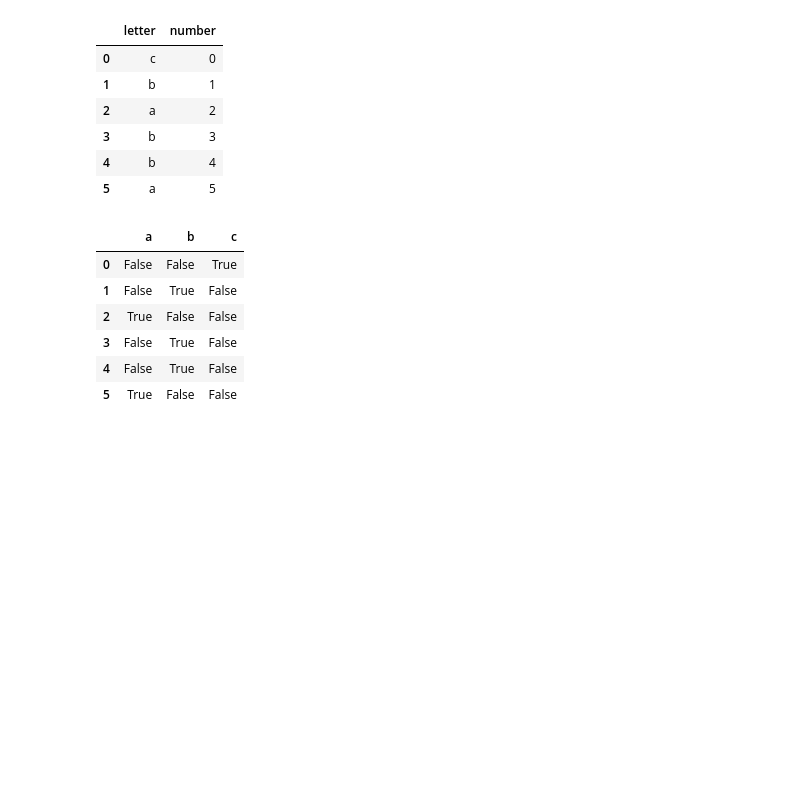
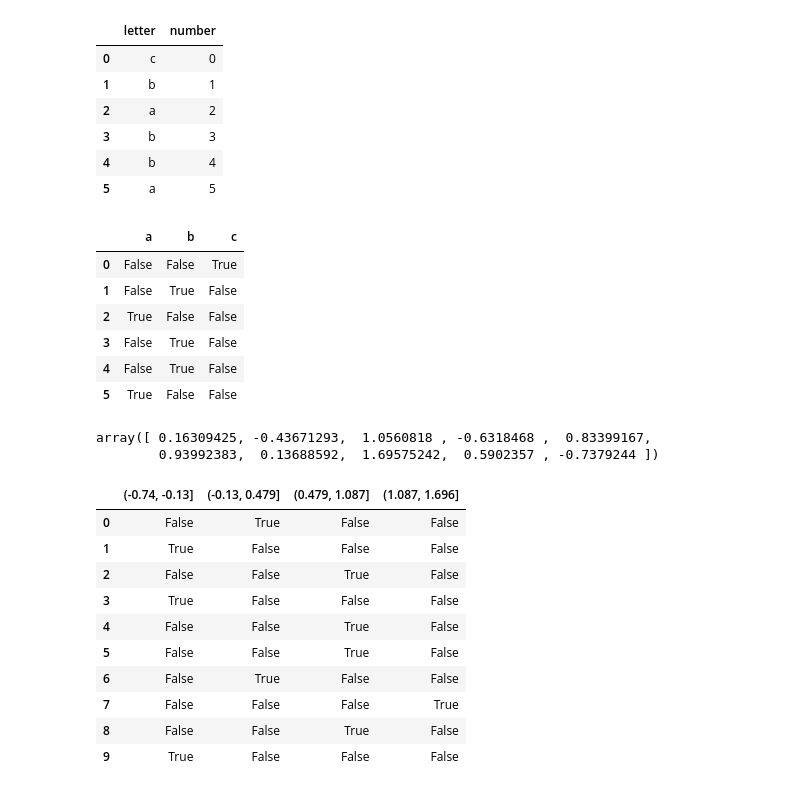
Before and after one commit to MarcoDava/PandasPractice, a Jupyter notebook: PandasTutorial9.ipynb, the cells around one changed output. Drawn from its saved outputs; the diff is of its cells as text; code cells hidden in the pictures; blank space fills up the shorter version.

```diff
--- a/PandasTutorial9.ipynb
+++ b/PandasTutorial9.ipynb
@@ -289,3 +289,21 @@ pd.get_dummies(data["letter"])
 | 5 | True | False | False |
 # %%
 data=np.random.randn(10)
+data
+# %% [output]
+array([ 0.16309425, -0.43671293,  1.0560818 , -0.6318468 ,  0.83399167,
+        0.93992383,  0.13688592,  1.69575242,  0.5902357 , -0.7379244 ])
+# %%
+pd.get_dummies(pd.cut(data,4))#splits data into 4 parts
+# %% [output]
+|  | (-0.74, -0.13] | (-0.13, 0.479] | (0.479, 1.087] | (1.087, 1.696] |
+| 0 | False | True | False | False |
+| 1 | True | False | False | False |
+| 2 | False | False | True | False |
+| 3 | True | False | False | False |
+| 4 | False | False | True | False |
+| 5 | False | False | True | False |
+| 6 | False | True | False | False |
+| 7 | False | False | False | True |
+| 8 | False | False | True | False |
+| 9 | True | False | False | False |
```
Also changed, not shown: 1 other file.
